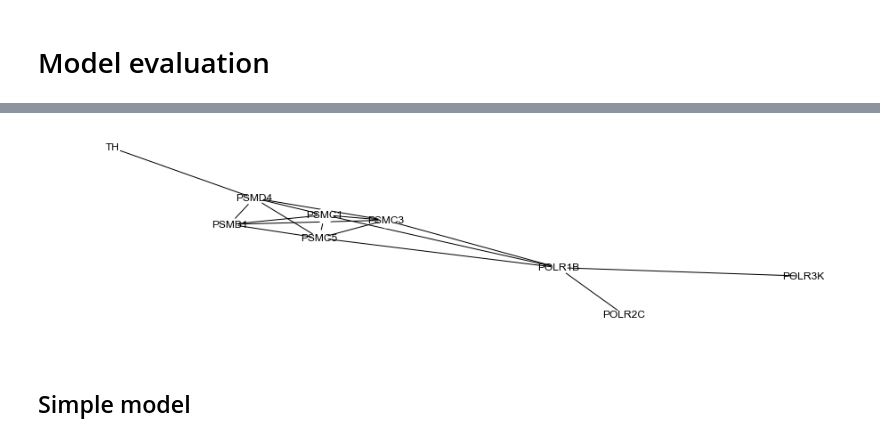
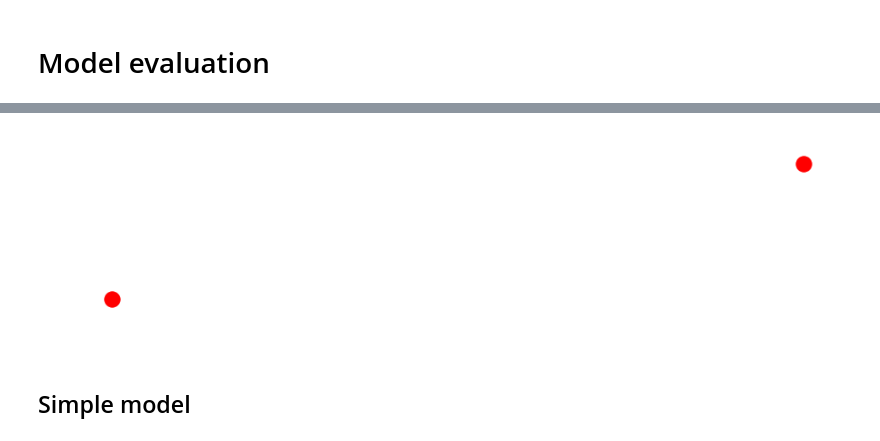
Before and after one commit to cbg-ethz/shm, a Jupyter notebook: analysis/04-plot_traces.ipynb, the cells around one changed output, grey strips where cells are left out. Drawn from its saved outputs; the diff is of its cells as text; code cells hidden in the pictures.

```diff
--- a/analysis/04-plot_traces.ipynb
+++ b/analysis/04-plot_traces.ipynb
@@ -68,9 +56,7 @@ networkx.draw(data['graph'].subgraph(data['essential_genes']),
-# %%
-networkx.draw(networkx.subgraph(G, data['essential_genes']),
-              node_color="white",
-              labels={e: e for e in data['essential_genes']})
-# %% [output]
-[figure, removed]
+# %%
+networkx.draw(G, node_color="red")
+# %% [output]
+[figure, added]
 # %% [markdown]
 ## Simple model
 # %%
```
Also changed, not shown: parts of 8 cells of this notebook, 4 other files.
